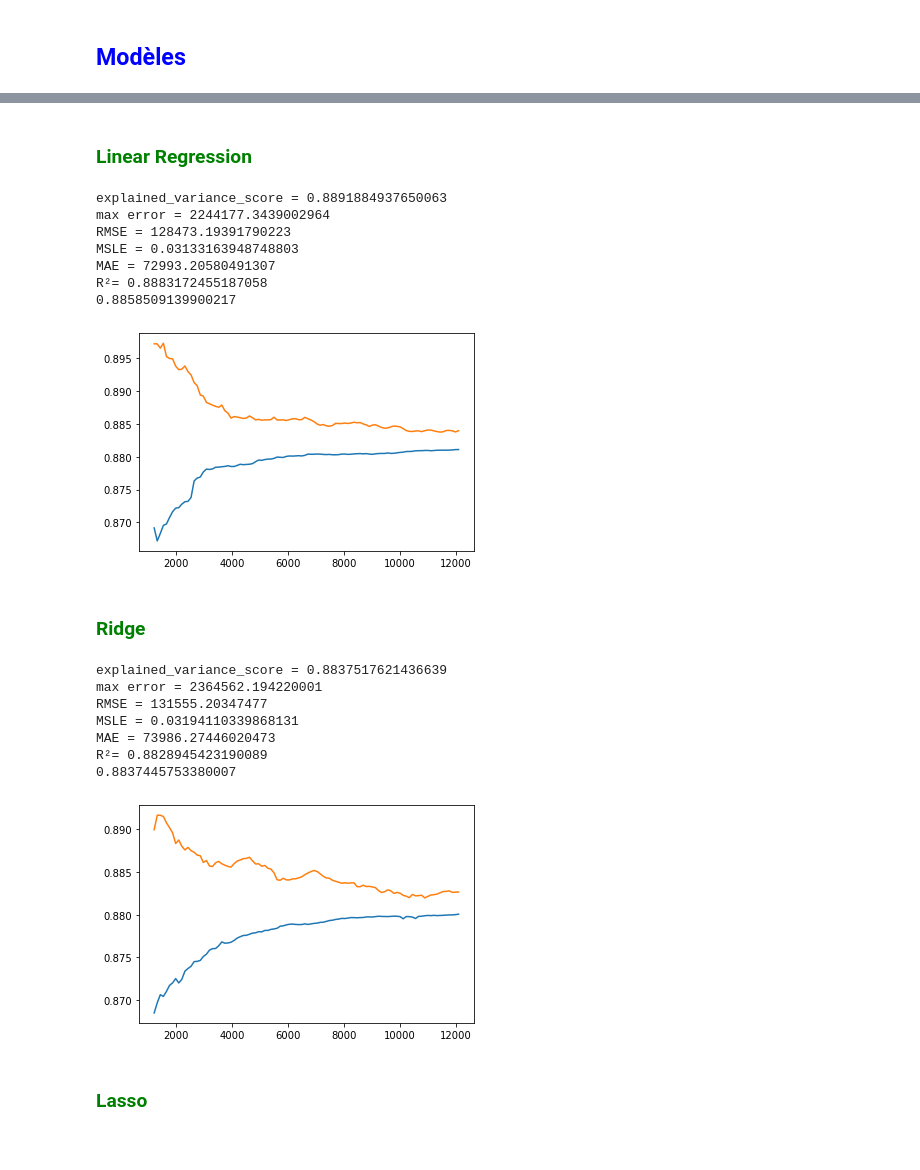
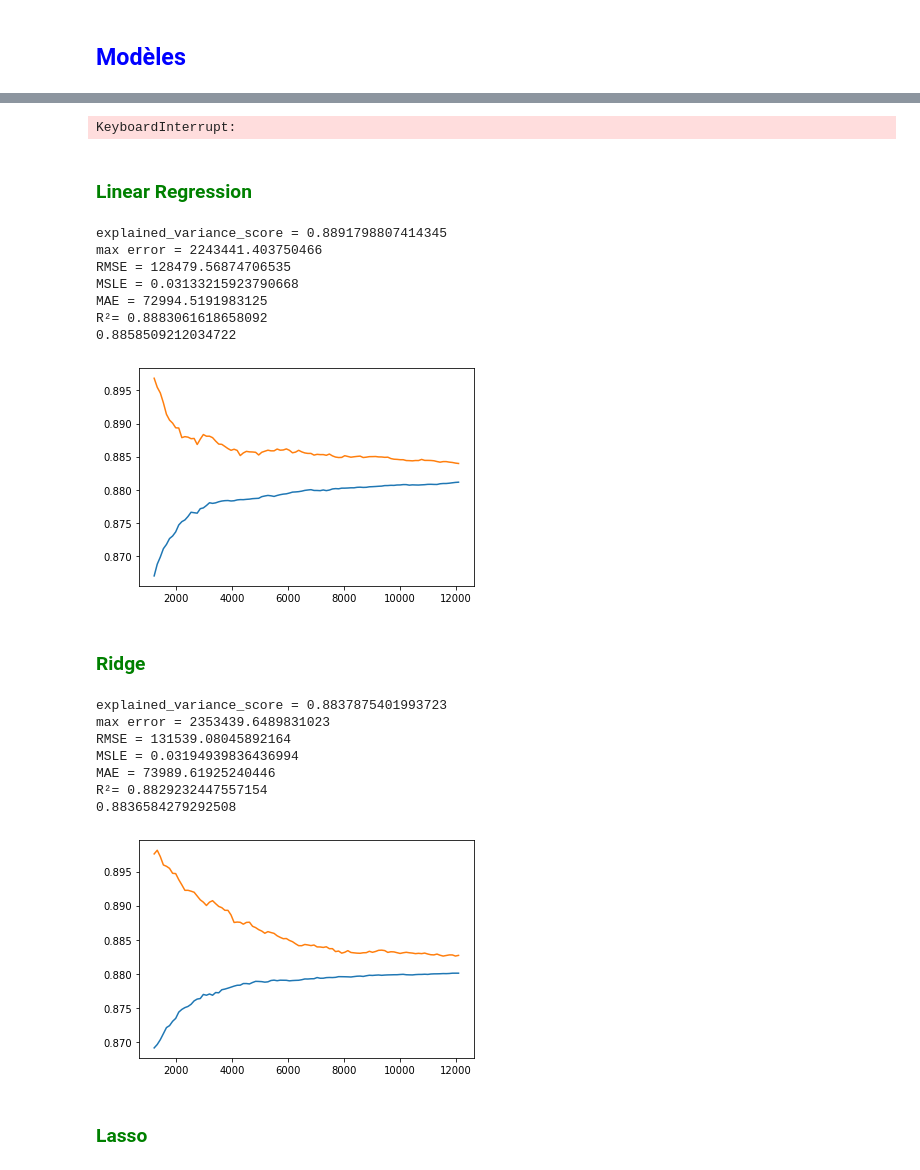
Before and after one commit to RudyBourez/Machine_Learning, a Jupyter notebook: Linear_regression_projet/projet_linear_reg.ipynb, the cells around one changed output, grey strips where cells are left out. Saved outputs shown, nothing was run; the diff lists cells and outputs as text; code cells hidden in the pictures.

```diff
--- a/Linear_regression_projet/projet_linear_reg.ipynb
+++ b/Linear_regression_projet/projet_linear_reg.ipynb
@@ -41,7 +51,7 @@ from sklearn.preprocessing import PolynomialFeatures, StandardScaler, OneHotEnco
 from sklearn.linear_model import LinearRegression, Ridge, Lasso, ElasticNet
 # %%
 poly_features = ["sqft_living", "sqft_living15","bedrooms","sqft_above"]
-non_poly_features = ["date", "sqft_lot", "bath_or_shower","toilet","sink", "sqft_lot15","floors","lat","long","renovation","sqft_basement", "grade"]
+non_poly_features = ["date", "sqft_lot", "bath_or_shower","toilet", "sqft_lot15","floors","lat","long","renovation","sqft_basement", "grade"]
 hot_encode_features = ["zipcode", "view","condition", "waterfront"]
 
 poly_pipeline = make_pipeline(PolynomialFeatures(), RobustScaler())
@@ -52,7 +62,7 @@ processor = make_column_transformer((poly_pipeline, poly_features), (non_poly_pi
                                        (hot_encode_pipeline,hot_encode_features))
 # %%
 lr = make_pipeline(processor, LinearRegression())
-ridge = make_pipeline(processor, Ridge(0.7))
+ridge = make_pipeline(processor, Ridge())
 lasso = make_pipeline(processor, Lasso()) # lasso inutilisable puisque OneHotEncoder sans standardisation
 elasticnet = make_pipeline(processor, ElasticNet(l1_ratio=0))
 # %% [markdown]
@@ -77,3 +91,17 @@ def eval_metrics(y_test, y_pred):
+# %%
+param_ridge = {"ridge__alpha": np.arange(0.1,1,0.1),
+               "ridge__max_iter": np.arange(100,1000,50),
+               "ridge__solver": ["auto", "sag","saga","sparse_cg"]}
+# param_lasso = {"lasso__alpha": np.arange(0.00001, 0.0001, 0.00001)}
+# grid_lasso = GridSearchCV(lasso, param_lasso, cv=5) #détermination du meilleur hyperparamètre alpha de Lasso
+grid_ridge = GridSearchCV(ridge, param_ridge, cv=5) #détermination du meilleur hyperparamètre alpha de Ridge
+# grid_lasso.fit(X_train, y_train)
+grid_ridge.fit(X_train, y_train)
+# print(f"Lasso : {grid_lasso.best_params_}")
+print(f'Ridge : {grid_ridge.best_params_}')
+ridge_model = grid_ridge.best_estimator_
+# %% [output]
+KeyboardInterrupt:
 # %% [markdown]
 ### <font color="green">Linear Regression</font>
 # %%
@@ -87,14 +115,14 @@ pred = lr.predict(X_test)
 eval_metrics(np.exp(y_test), np.exp(pred))
 print(cross_val_score(lr,X_test,y_test,cv=10).mean())
 # %% [output]
-explained_variance_score = 0.8891884937650063
-max error = 2244177.3439002964
-RMSE = 128473.19391790223
-MSLE = 0.03133163948748803
-MAE = 72993.20580491307
-R²= 0.8883172455187058
-0.8858509139900217
+explained_variance_score = 0.8891798807414345
+max error = 2243441.403750466
+RMSE = 128479.56874706535
+MSLE = 0.03133215923790668
+MAE = 72994.5191983125
+R²= 0.8883061618658092
+0.8858509212034722
-[figure, old version]
+[figure, new version]
 # %%
 fig = px.scatter(y=np.exp(y_test), x=np.exp(pred),trendline="ols",
                  labels={"y": "Valeurs réelles", "x": "Valeurs prédites"},
@@ -103,24 +131,24 @@ fig.show()
 # %% [markdown]
 ### <font color="green">Ridge</font>
 # %%
-reg = ridge.fit(X_train, y_train)
-train_size, train_score, val_score = learning_curve(ridge, X_train, y_train,train_sizes=np.linspace(0.1,1,100), cv=5,
+reg = ridge_model.fit(X_train, y_train)
+train_size, train_score, val_score = learning_curve(ridge_model, X_train, y_train,train_sizes=np.linspace(0.1,1,100), cv=5,
                                                     shuffle=True, scoring='r2')
 plt.plot(train_size, val_score.mean(axis=1), label="Validation")
 plt.plot(train_size, train_score.mean(axis=1), label="train")
 
-pred = ridge.predict(X_test)
+pred = ridge_model.predict(X_test)
 eval_metrics(np.exp(y_test), np.exp(pred))
-print(cross_val_score(ridge,X_test,y_test,cv=10).mean())
+print(cross_val_score(ridge_model,X_test,y_test,cv=10).mean())
 # %% [output]
-explained_variance_score = 0.8837517621436639
-max error = 2364562.194220001
-RMSE = 131555.20347477
-MSLE = 0.03194110339868131
-MAE = 73986.27446020473
-R²= 0.8828945423190089
-0.8837445753380007
+explained_variance_score = 0.8837875401993723
+max error = 2353439.6489831023
+RMSE = 131539.08045892164
+MSLE = 0.03194939836436994
+MAE = 73989.61925240446
+R²= 0.8829232447557154
+0.8836584279292508
-[figure, old version]
+[figure, new version]
 # %%
 fig = px.scatter(y=np.exp(y_test), x=np.exp(pred),trendline="ols",
                  labels={"y": "Valeurs réelles", "x": "Valeurs prédites"},
```
Also changed, not shown: parts of 8 cells of this notebook, 3 other files.
